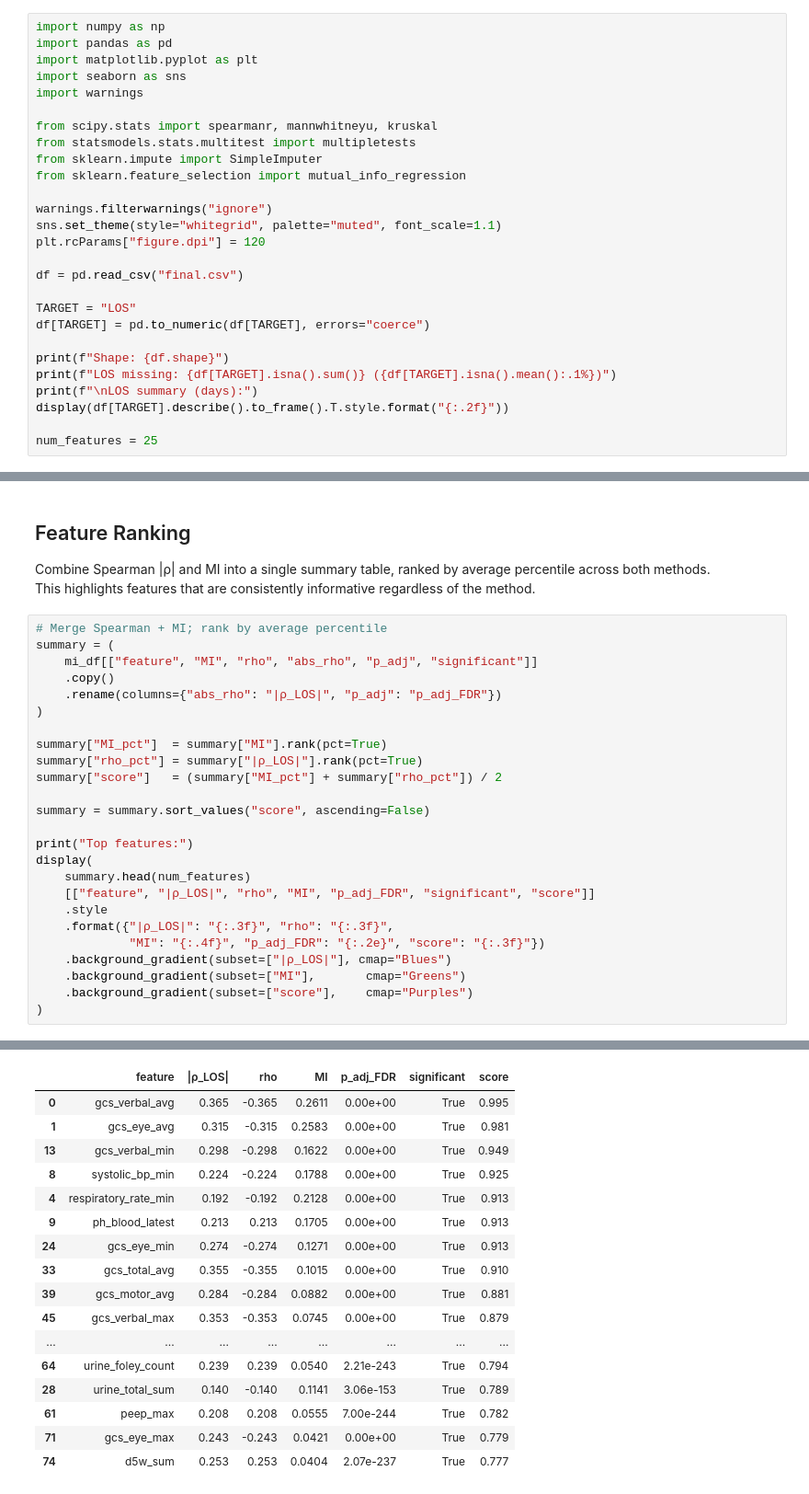
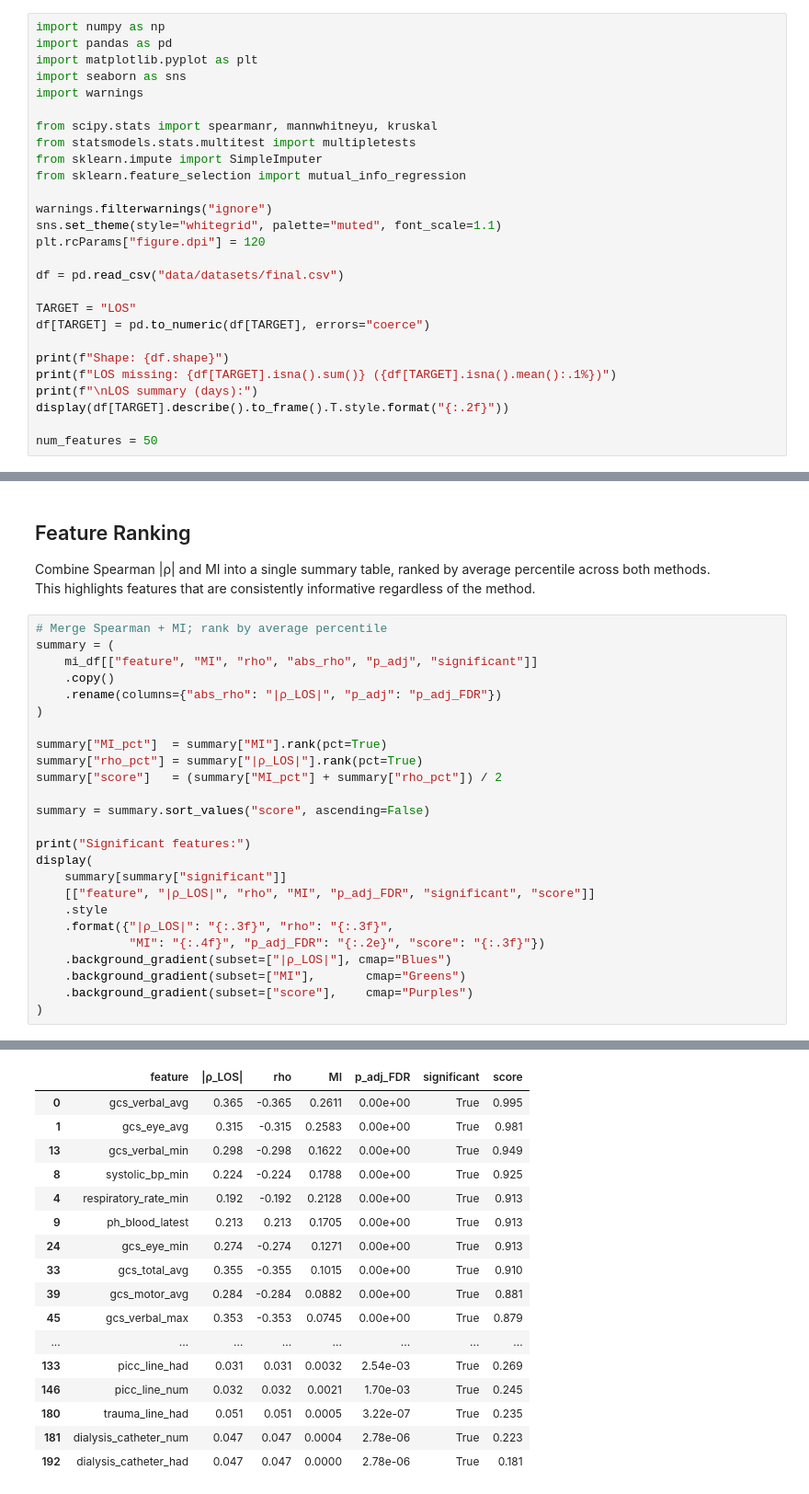
Before and after one commit to belacartaxo/icu-length-of-stay-prediction-system, a Jupyter notebook: 02_statistical_analysis.ipynb, the cells around one changed output, grey strips where cells are left out. Shown at 92% size. Drawn from its saved outputs; the diff is of its cells as text.

```diff
--- a/02_statistical_analysis.ipynb
+++ b/02_statistical_analysis.ipynb
@@ -20,7 +20,7 @@ warnings.filterwarnings("ignore")
 sns.set_theme(style="whitegrid", palette="muted", font_scale=1.1)
 plt.rcParams["figure.dpi"] = 120
 
-df = pd.read_csv("final.csv")
+df = pd.read_csv("data/datasets/final.csv")
 
 TARGET = "LOS"
 df[TARGET] = pd.to_numeric(df[TARGET], errors="coerce")
@@ -30,7 +30,7 @@ print(f"LOS missing: {df[TARGET].isna().sum()} ({df[TARGET].isna().mean():.1%})"
 print(f"\nLOS summary (days):")
 display(df[TARGET].describe().to_frame().T.style.format("{:.2f}"))
 
-num_features = 25
+num_features = 50
 # %% [output]
 Shape: (62722, 217)
 LOS missing: 1200 (1.9%)
@@ -454,9 +414,9 @@ summary["score"]   = (summary["MI_pct"] + summary["rho_pct"]) / 2
 
 summary = summary.sort_values("score", ascending=False)
 
-print("Top features:")
+print("Significant features:")
 display(
-    summary.head(num_features)
+    summary[summary["significant"]]
     [["feature", "|ρ_LOS|", "rho", "MI", "p_adj_FDR", "significant", "score"]]
     .style
     .format({"|ρ_LOS|": "{:.3f}", "rho": "{:.3f}",
@@ -470,17 +430,17 @@ Top features:
 |  | feature | |ρ_LOS| | rho | MI | p_adj_FDR | significant | score |
 | 0 | gcs_verbal_avg | 0.365 | -0.365 | 0.2611 | 0.00e+00 | True | 0.995 |
 | 1 | gcs_eye_avg | 0.315 | -0.315 | 0.2583 | 0.00e+00 | True | 0.981 |
 | 13 | gcs_verbal_min | 0.298 | -0.298 | 0.1622 | 0.00e+00 | True | 0.949 |
 | 8 | systolic_bp_min | 0.224 | -0.224 | 0.1788 | 0.00e+00 | True | 0.925 |
 | 4 | respiratory_rate_min | 0.192 | -0.192 | 0.2128 | 0.00e+00 | True | 0.913 |
 | 9 | ph_blood_latest | 0.213 | 0.213 | 0.1705 | 0.00e+00 | True | 0.913 |
 | 24 | gcs_eye_min | 0.274 | -0.274 | 0.1271 | 0.00e+00 | True | 0.913 |
 | 33 | gcs_total_avg | 0.355 | -0.355 | 0.1015 | 0.00e+00 | True | 0.910 |
 | 39 | gcs_motor_avg | 0.284 | -0.284 | 0.0882 | 0.00e+00 | True | 0.881 |
 | 45 | gcs_verbal_max | 0.353 | -0.353 | 0.0745 | 0.00e+00 | True | 0.879 |
 | ... | ... | ... | ... | ... | ... | ... | ... |
-| 64 | urine_foley_count | 0.239 | 0.239 | 0.0540 | 2.21e-243 | True | 0.794 |
-| 28 | urine_total_sum | 0.140 | -0.140 | 0.1141 | 3.06e-153 | True | 0.789 |
-| 61 | peep_max | 0.208 | 0.208 | 0.0555 | 7.00e-244 | True | 0.782 |
-| 71 | gcs_eye_max | 0.243 | -0.243 | 0.0421 | 0.00e+00 | True | 0.779 |
-| 74 | d5w_sum | 0.253 | 0.253 | 0.0404 | 2.07e-237 | True | 0.777 |
+| 133 | picc_line_had | 0.031 | 0.031 | 0.0032 | 2.54e-03 | True | 0.269 |
+| 146 | picc_line_num | 0.032 | 0.032 | 0.0021 | 1.70e-03 | True | 0.245 |
+| 180 | trauma_line_had | 0.051 | 0.051 | 0.0005 | 3.22e-07 | True | 0.235 |
+| 181 | dialysis_catheter_num | 0.047 | 0.047 | 0.0004 | 2.78e-06 | True | 0.223 |
+| 192 | dialysis_catheter_had | 0.047 | 0.047 | 0.0000 | 2.78e-06 | True | 0.181 |
```
Also changed, not shown: parts of 10 cells of this notebook, 1 other file.
